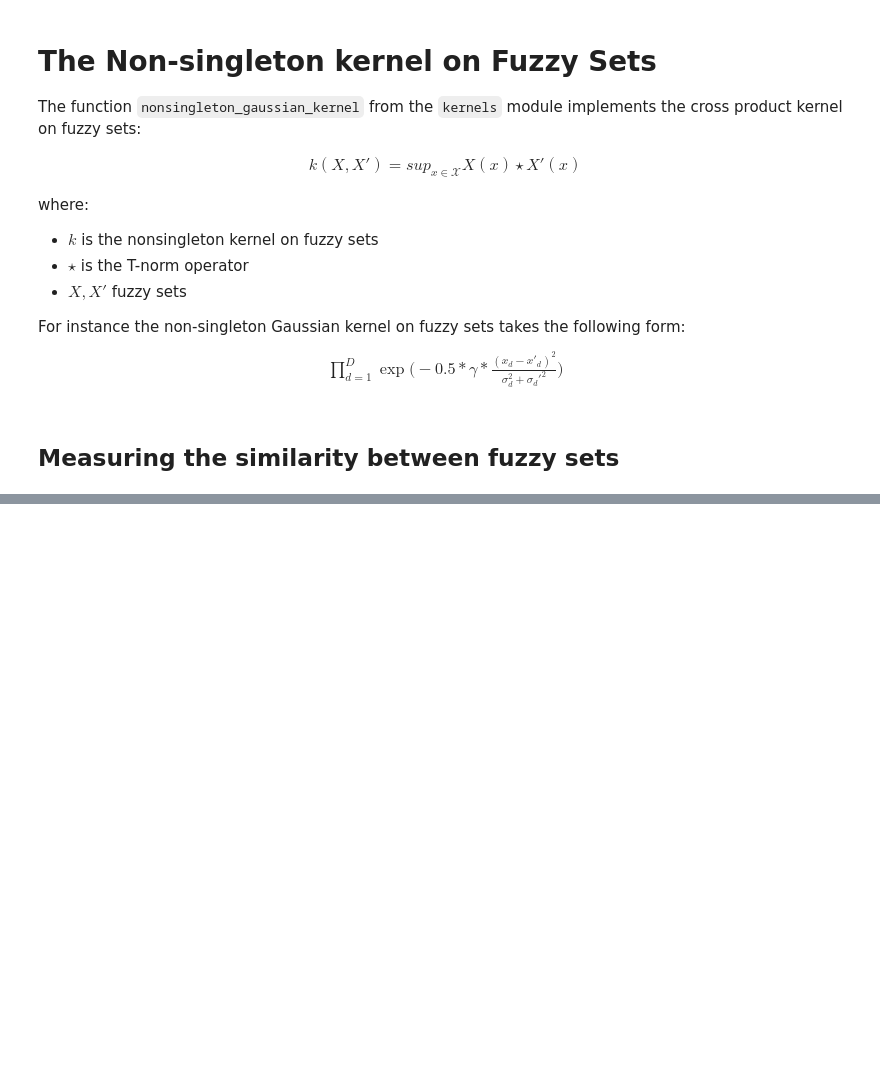
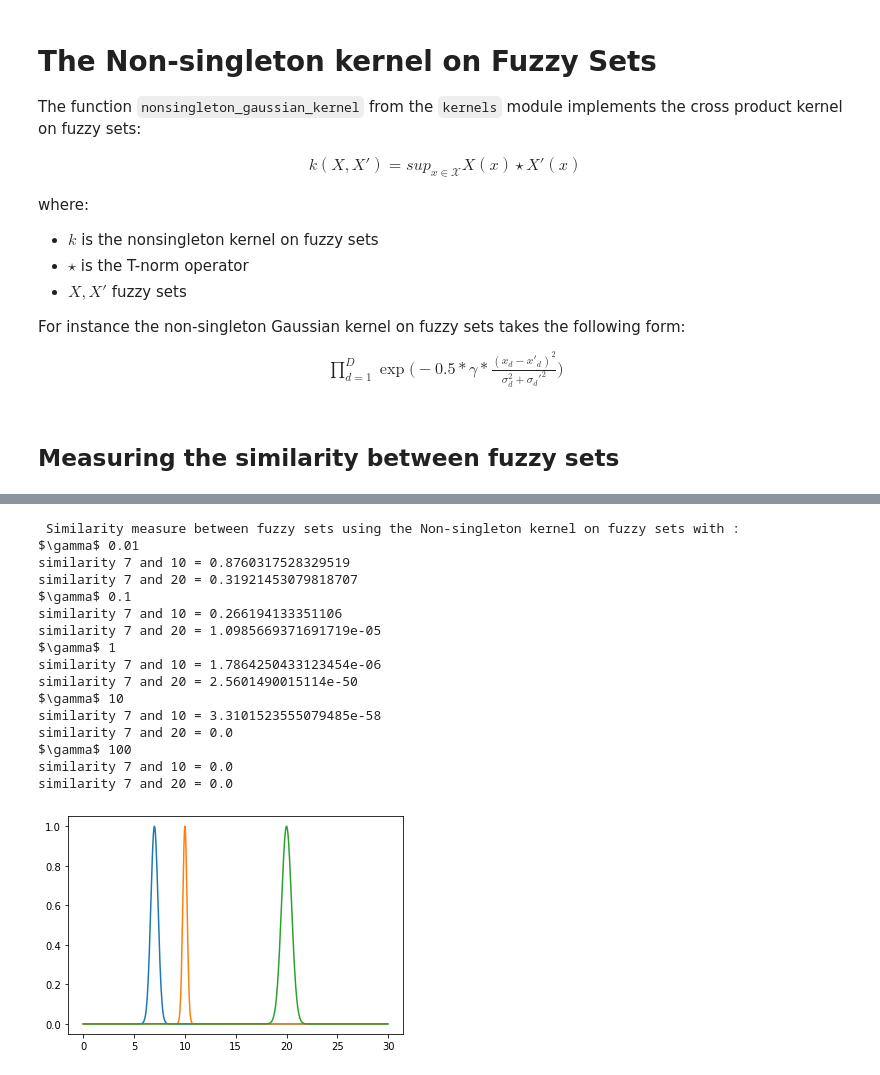
Before and after one commit to jorjasso/fuzzy-kernel-machines, a Jupyter notebook: notebooks/6. Non-singleton Gaussian kernel on fuzzy sets.ipynb, the cells around one changed output, grey strips where cells are left out. Drawn from its saved outputs; the diff is of its cells as text; code cells hidden in the pictures; blank space fills up the shorter version.

```diff
--- a/notebooks/6. Non-singleton Gaussian kernel on fuzzy sets.ipynb
+++ b/notebooks/6. Non-singleton Gaussian kernel on fuzzy sets.ipynb
@@ -65,0 +66,44 @@ print('- non-singleton Gaussian kernel: {}'.format(nonsingleton_gaussian_kernel(
+# %%
+#defining two fuzzy sets: X and Y
+#-------------------------------------
+# a fuzzy set X
+seven = FuzzySet(membership_function_params=[7.0,0.5])
+ten = FuzzySet(membership_function_params=[10.0, 0.3])
+twenty = FuzzySet(membership_function_params=[20.0, 0.7])
+
+elems=np.arange(0, 30, 0.05).tolist()
+mu, sig=np.array(seven.get_membership_function_params()).astype(float)
+plt.plot(elems,np.exp(-np.square(elems - mu)/sig**2))
+mu, sig=np.array(ten.get_membership_function_params()).astype(float)
+plt.plot(elems,np.exp(-np.square(elems - mu)/sig**2))
+mu, sig=np.array(twenty.get_membership_function_params()).astype(float)
+plt.plot(elems,np.exp(-np.square(elems - mu)/sig**2))
+
+
+#implementing fuzzy sets similarity with kernels on fuzzy sets
+#-------------------------------------
+print('\n Similarity measure between fuzzy sets using the Non-singleton kernel on fuzzy sets with :')
+
+gamma_param=[0.01, 0.1, 1, 10, 100]
+for gamma in gamma_param:
+    print('$\gamma$ {}'.format(gamma))
+    print('similarity 7 and 10 = {}'.format(nonsingleton_gaussian_kernel(seven,ten,gamma)))
+    print('similarity 7 and 20 = {}'.format(nonsingleton_gaussian_kernel(seven,twenty,gamma)))
+# %% [output]
+ Similarity measure between fuzzy sets using the Non-singleton kernel on fuzzy sets with :
+$\gamma$ 0.01
+similarity 7 and 10 = 0.8760317528329519
+similarity 7 and 20 = 0.31921453079818707
+$\gamma$ 0.1
+similarity 7 and 10 = 0.266194133351106
+similarity 7 and 20 = 1.0985669371691719e-05
+$\gamma$ 1
+similarity 7 and 10 = 1.7864250433123454e-06
+similarity 7 and 20 = 2.5601490015114e-50
+$\gamma$ 10
+similarity 7 and 10 = 3.3101523555079485e-58
+similarity 7 and 20 = 0.0
+$\gamma$ 100
+similarity 7 and 10 = 0.0
+similarity 7 and 20 = 0.0
+[figure, added]
```
Also changed, not shown: parts of 1 cell of this notebook, 3 other files.
